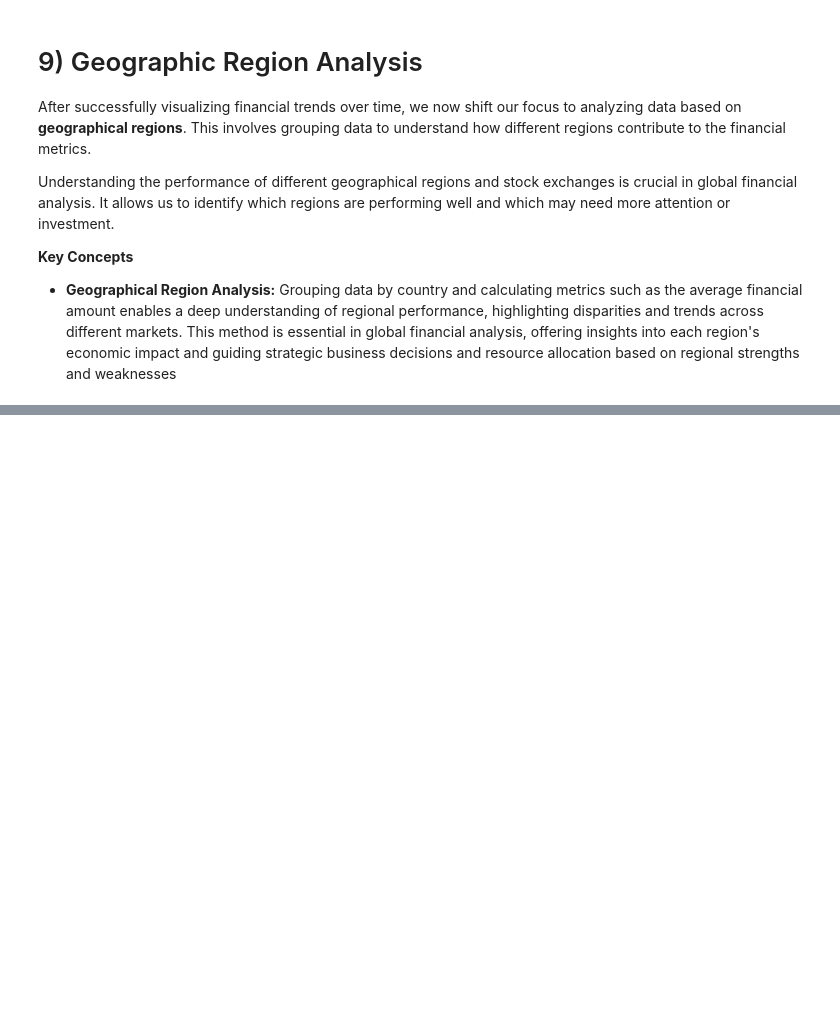
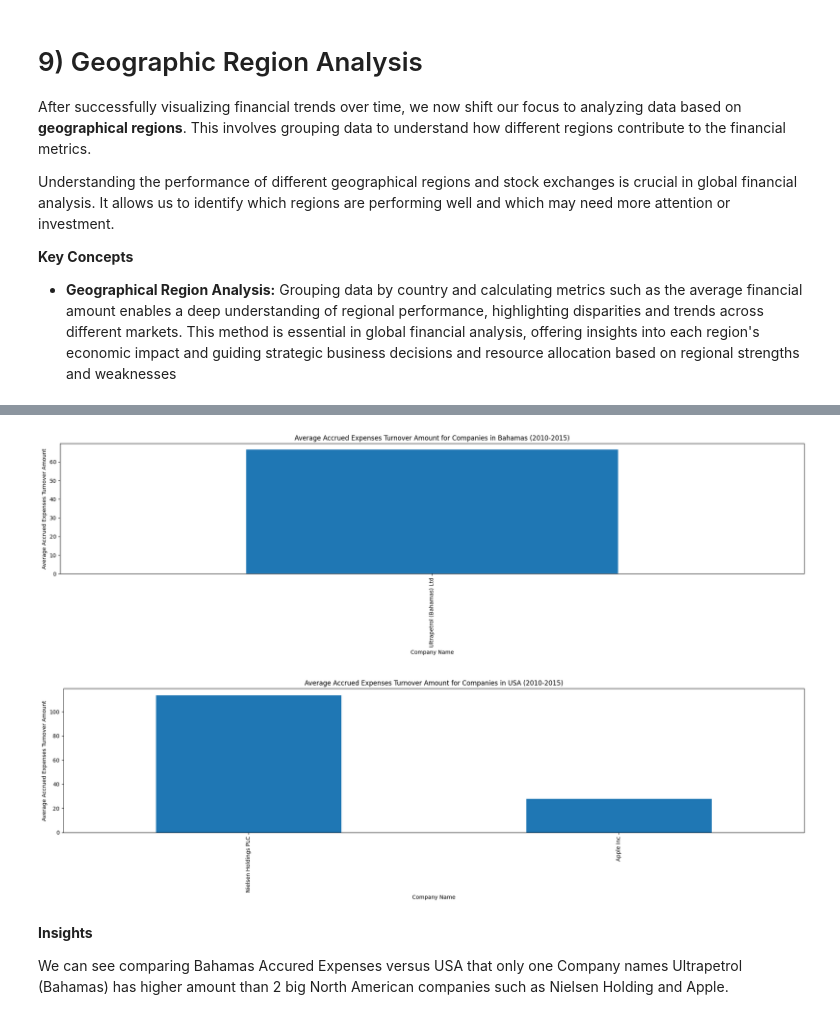
Before and after one commit to TomazFilgueira/Dq_Datascientist, a Jupyter notebook: 6 - APIs and Web Scraping/6_Guided_Project_API_with_Pandas.ipynb, the cells around one changed output, grey strips where cells are left out. Saved outputs shown, nothing was run; the diff lists cells and outputs as text; code cells hidden in the pictures; blank space fills up the shorter version.

```diff
--- a/6 - APIs and Web Scraping/6_Guided_Project_API_with_Pandas.ipynb
+++ b/6 - APIs and Web Scraping/6_Guided_Project_API_with_Pandas.ipynb
@@ -518,0 +532,29 @@ Understanding the performance of different geographical regions and stock exchan
+# %%
+#group by country = Bahamas and Company Name, then calculate mean amount
+bahamas_data = relevant_data[relevant_data['country_name'] == 'Bahamas']
+bahamas_mean = bahamas_data.groupby('company_name')['amount'].mean()
+
+usa_data = relevant_data[relevant_data['country_name'] == 'United States of America']
+usa_mean = usa_data.groupby('company_name')['amount'].mean()
+#plot results
+plt.figure(figsize=(20,6))
+bahamas_mean.sort_values(ascending=False).plot(kind='bar')
+plt.title('Average Accrued Expenses Turnover Amount for Companies in Bahamas (2010-2015)')
+plt.xlabel('Company Name')
+plt.ylabel('Average Accrued Expenses Turnover Amount')
+plt.tight_layout()
+
+plt.figure(figsize=(20,6))
+usa_mean.sort_values(ascending=False).plot(kind='bar')
+plt.title('Average Accrued Expenses Turnover Amount for Companies in USA (2010-2015)')
+plt.xlabel('Company Name')
+plt.ylabel('Average Accrued Expenses Turnover Amount')
+plt.tight_layout()
+plt.show()
+# %% [output]
+[figure, added]
+[figure, added]
+# %% [markdown]
+**Insights**
+
+We can see comparing Bahamas Accured Expenses versus USA that only one Company names Ultrapetrol (Bahamas) has higher amount than 2 big North American companies such as Nielsen Holding and Apple.
```
Also changed, not shown: parts of 5 cells of this notebook.
